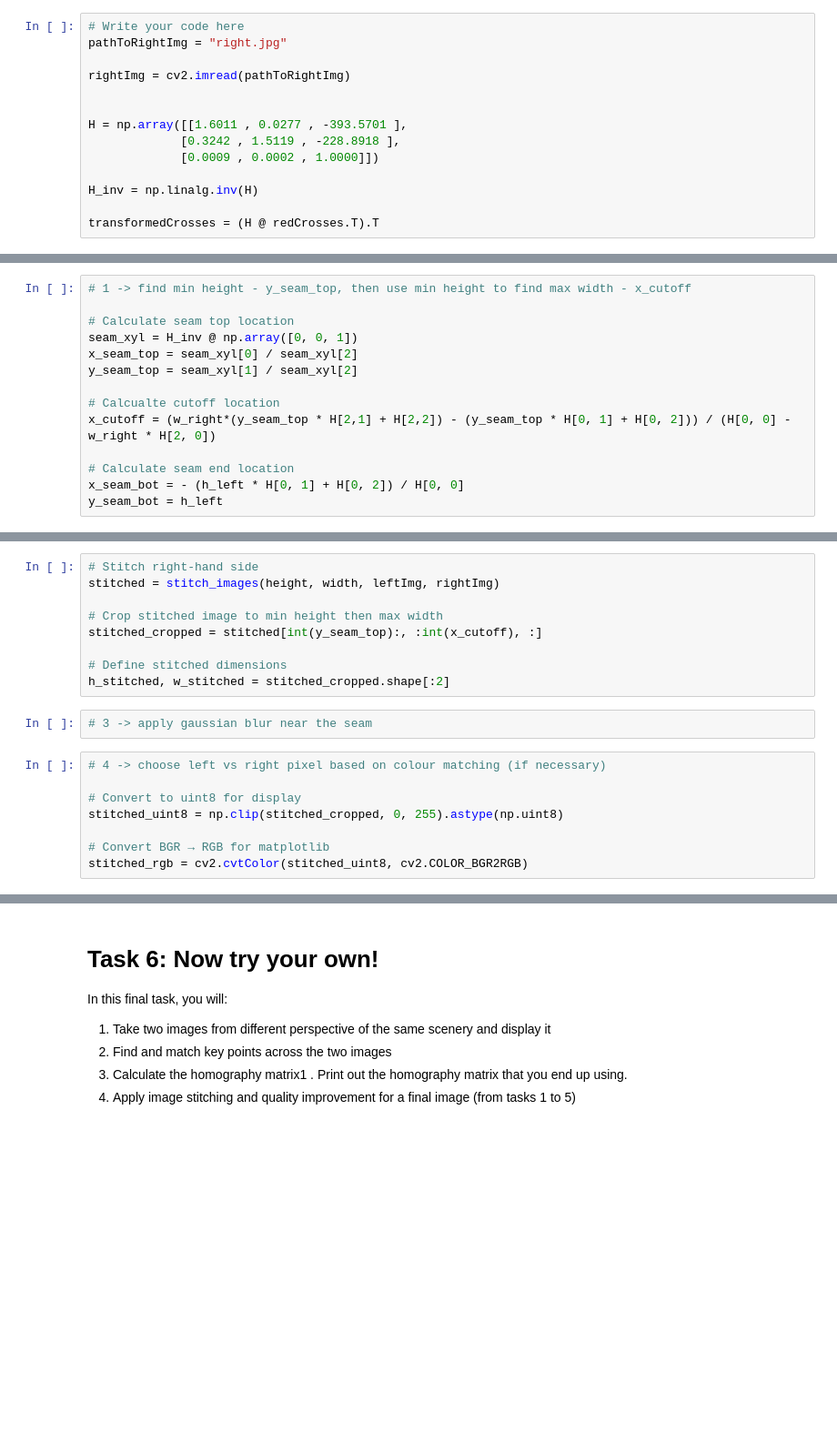
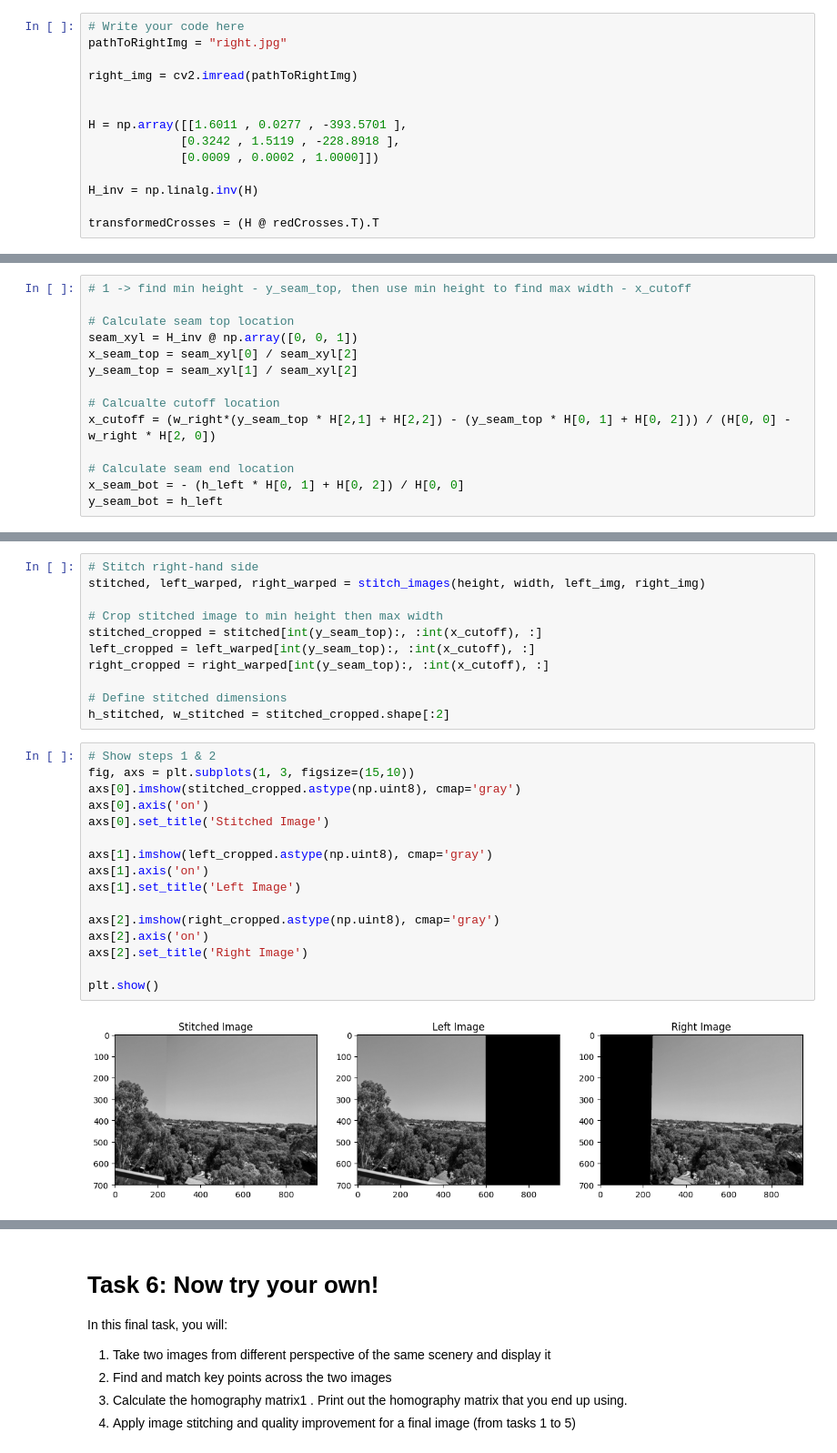
Before and after one commit to jjetxu/ECE4076, a Jupyter notebook: labs/lab2/Student pack/Lab2_student_template.ipynb, the cells around one changed output, grey strips where cells are left out. Shown at 91% size. Drawn from its saved outputs; the diff is of its cells as text; blank space fills up the shorter version.

```diff
--- a/labs/lab2/Student pack/Lab2_student_template.ipynb
+++ b/labs/lab2/Student pack/Lab2_student_template.ipynb
@@ -83,7 +83,7 @@ Apply the homography to transform the left image points in Task 1 to their corre
 # Write your code here
 pathToRightImg = "right.jpg"
 
-rightImg = cv2.imread(pathToRightImg)
+right_img = cv2.imread(pathToRightImg)
 
 
 H = np.array([[1.6011 , 0.0277 , -393.5701 ],
@@ -266,19 +272,29 @@ rightImg = np.clip(rightImg * brightness_scale, 0, 255).astype(np.uint8)
 # %%
 # Stitch right-hand side
-stitched = stitch_images(height, width, leftImg, rightImg)
+stitched, left_warped, right_warped = stitch_images(height, width, left_img, right_img)
 
 # Crop stitched image to min height then max width
 stitched_cropped = stitched[int(y_seam_top):, :int(x_cutoff), :]
+left_cropped = left_warped[int(y_seam_top):, :int(x_cutoff), :]
+right_cropped = right_warped[int(y_seam_top):, :int(x_cutoff), :]
 
 # Define stitched dimensions
 h_stitched, w_stitched = stitched_cropped.shape[:2]
-# %%
-# 3 -> apply gaussian blur near the seam
-# %%
-# 4 -> choose left vs right pixel based on colour matching (if necessary)
-
-# Convert to uint8 for display
-stitched_uint8 = np.clip(stitched_cropped, 0, 255).astype(np.uint8)
-
-# Convert BGR → RGB for matplotlib
-stitched_rgb = cv2.cvtColor(stitched_uint8, cv2.COLOR_BGR2RGB)
+# %%
+# Show steps 1 & 2
+fig, axs = plt.subplots(1, 3, figsize=(15,10))
+axs[0].imshow(stitched_cropped.astype(np.uint8), cmap='gray')
+axs[0].axis('on')
+axs[0].set_title('Stitched Image')
+
+axs[1].imshow(left_cropped.astype(np.uint8), cmap='gray')
+axs[1].axis('on')
+axs[1].set_title('Left Image')
+
+axs[2].imshow(right_cropped.astype(np.uint8), cmap='gray')
+axs[2].axis('on')
+axs[2].set_title('Right Image')
+
+plt.show()
+# %% [output]
+[figure, added]
```
Also changed, not shown: parts of 10 cells of this notebook.
